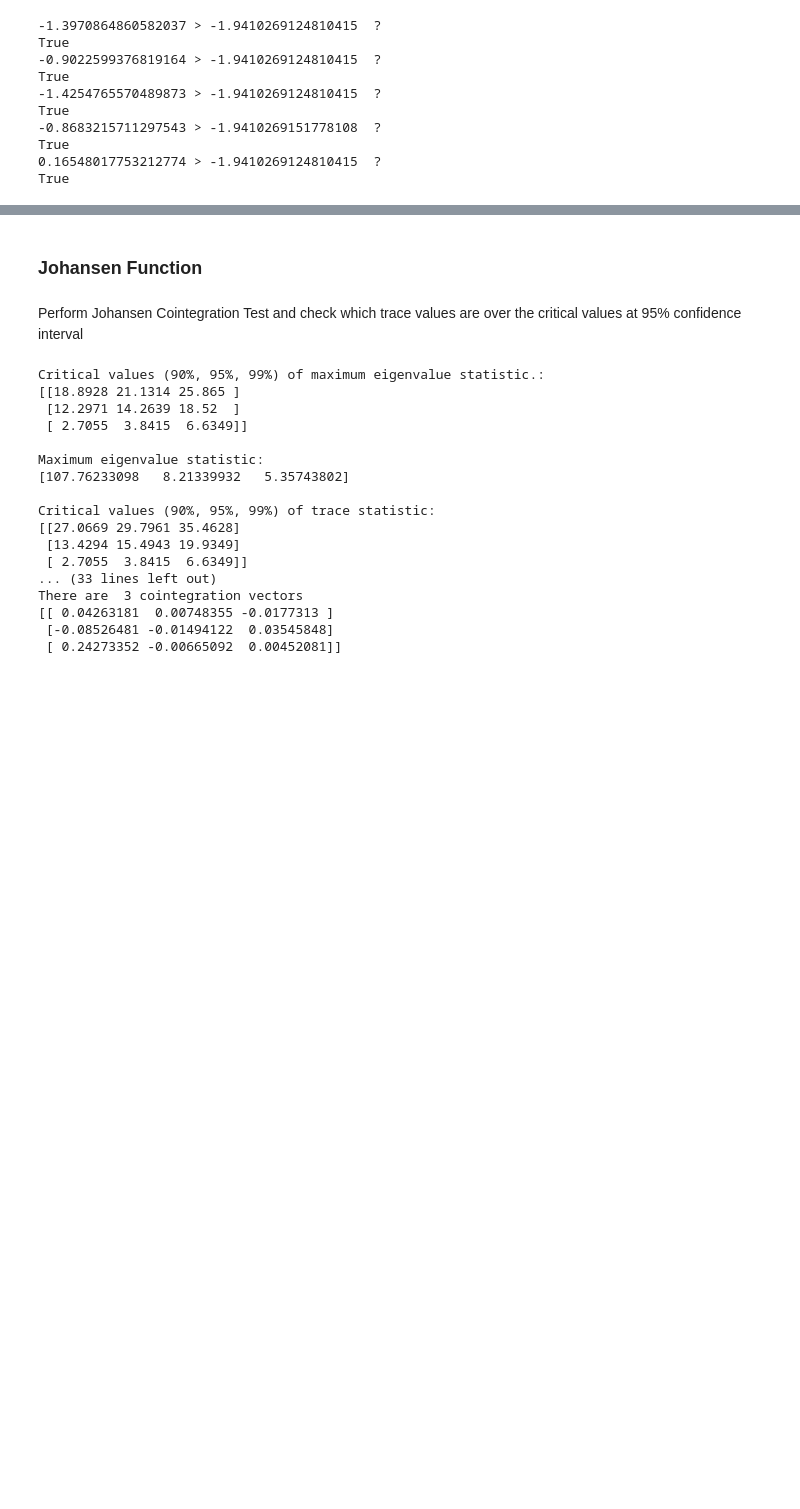
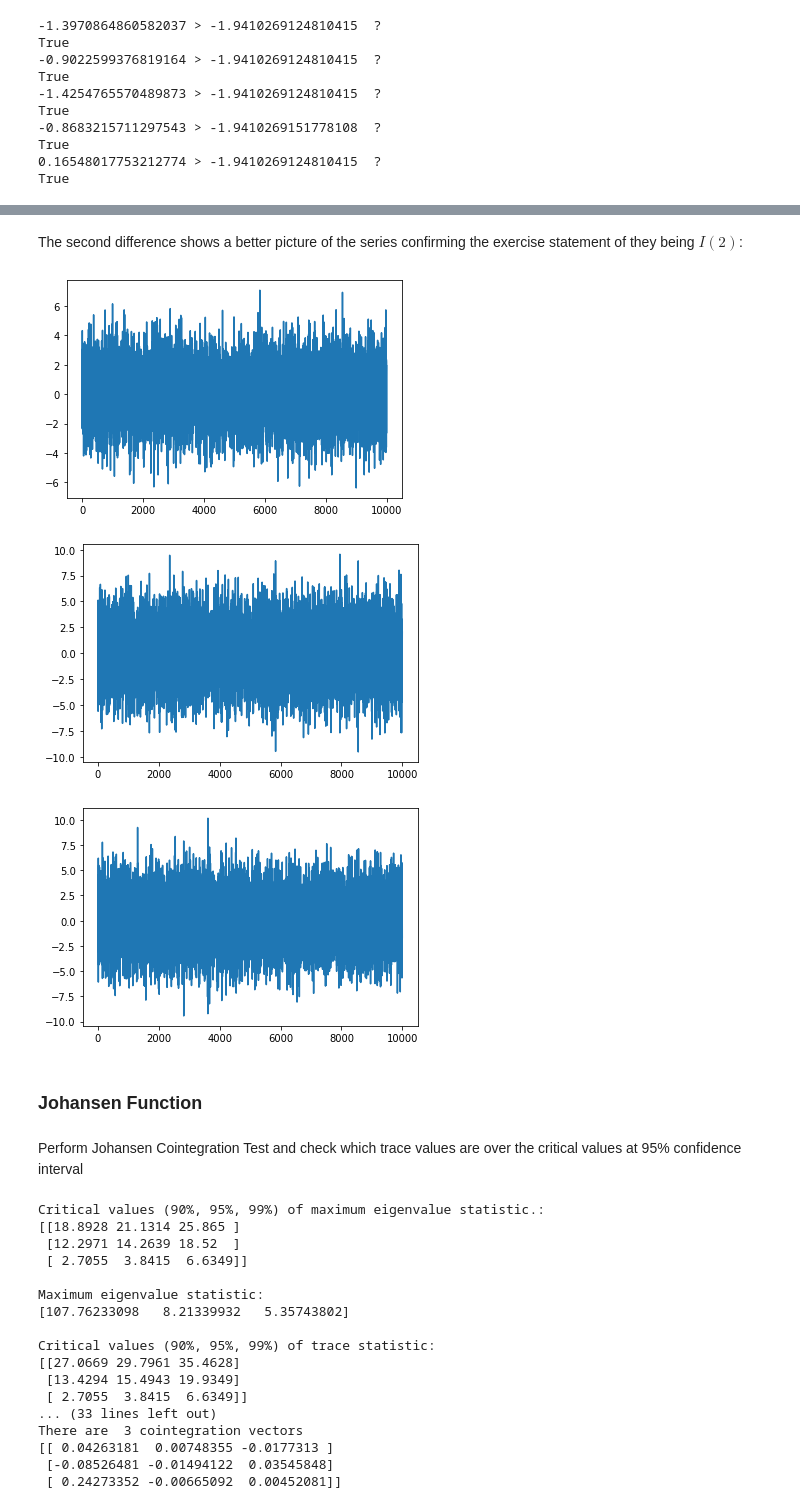
Before and after one commit to FranciscoAlonso/Johansen-Cointegration-Exercise, a Jupyter notebook: coint_sample-Example_3_2.ipynb, the cells around one changed output, grey strips where cells are left out. Cells and saved outputs as stored; diff of their text form; code cells hidden in the pictures; blank space fills up the shorter version.

```diff
--- a/coint_sample-Example_3_2.ipynb
+++ b/coint_sample-Example_3_2.ipynb
@@ -148,3 +154,17 @@ plot(x_1t)
+# %% [markdown]
+The second difference shows a better picture of the series confirming the exercise statement of they being $I(2)$:
+# %%
+ydiff = pd.DataFrame(data={'col1diff': np.diff(x_1t,2), 'col2diff': np.diff(x_2t,2), 'col3diff': np.diff(x_3t, 2)})
+plot(ydiff['col1diff'])
+show(plot)
+plot(ydiff['col2diff'])
+show(plot)
+plot(ydiff['col3diff'])
+show(plot)
+# %% [output]
+[figure, added]
+[figure, added]
+[figure, added]
 # %% [markdown]
 ### Johansen Function
 # %% [markdown]
```
Also changed, not shown: parts of 9 cells of this notebook, 1 other file.
